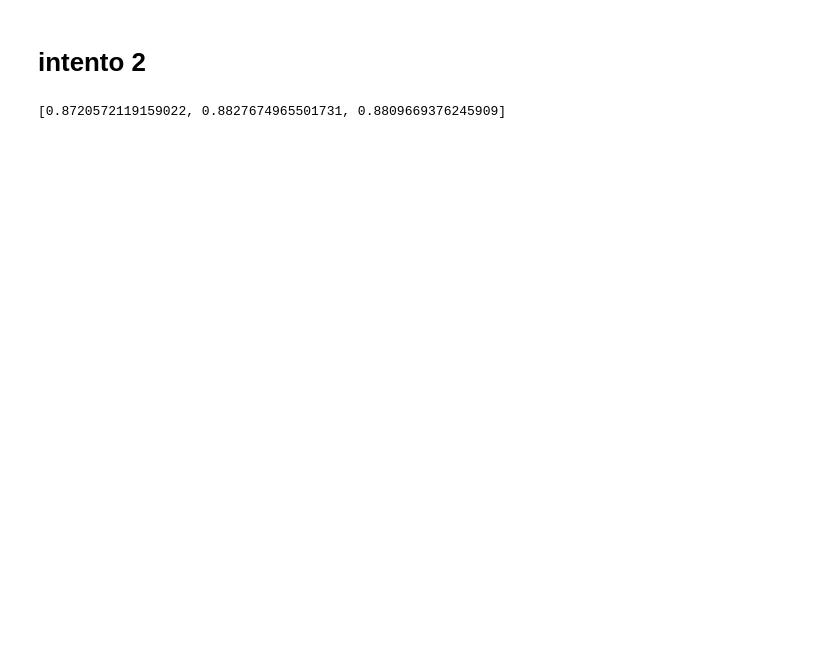
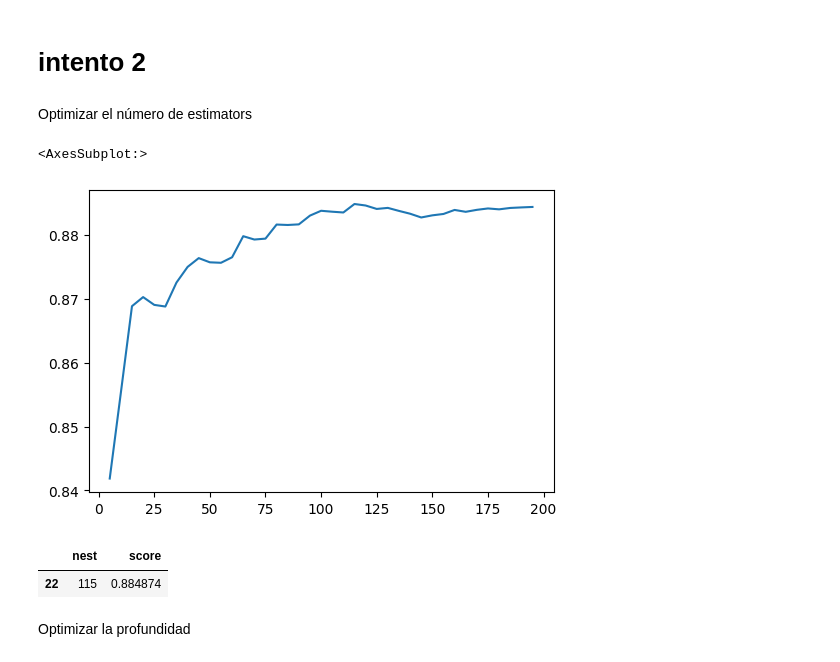
Before and after one commit to alejo-acosta/coding-dojo, a Jupyter notebook: 2machine-learning/3logistic/reto_kaggle/reto-kaggle.ipynb, the cells around one changed output. Cells and saved outputs as stored; diff of their text form; code cells hidden in the pictures; blank space fills up the shorter version.

```diff
--- a/2machine-learning/3logistic/reto_kaggle/reto-kaggle.ipynb
+++ b/2machine-learning/3logistic/reto_kaggle/reto-kaggle.ipynb
@@ -136,7 +138,7 @@ pred1.to_csv('pred1.csv')
 # %%
 df3 = pd.get_dummies(limpiar(df2.drop('Id', axis=1))).reset_index().drop('level_1', axis=1)
 
-df_rf = df3[df3['level_0']==0].drop('level_0', axis=1).dropna()
+df_rf = df3[df3['level_0']==0].drop('level_0', axis=1).interpolate(method='linear')
 df_rf_test = df3[df3['level_0']==1].drop('level_0', axis=1).drop('SalePrice', axis=1)
 # %%
 X = df_rf.drop('SalePrice', axis=1) #.values.reshape(-1, 1)
@@ -144,13 +146,30 @@ y = df_rf['SalePrice']
 # %%
 X_train, X_test, y_train, y_test = train_test_split(X, y, random_state=1357)
 # %%
-est_range = [10,50,100]
-scores = []
-for est in est_range:
-    rf = RandomForestRegressor(random_state=13579, bootstrap=True, n_estimators=est)
-    rf.fit(X_train, y_train)
-    scores.append(rf.score(X_test, y_test))
+# est_range = range(5, 100, 10)
+# scores = []
+# for est in est_range:
+#     rf = RandomForestRegressor(random_state=13579, bootstrap=True, n_estimators=est)
+#     rf.fit(X_train, y_train)
+#     scores.append(rf.score(X_test, y_test))
-# %%
-scores
-# %% [output]
-[0.8720572119159022, 0.8827674965501731, 0.8809669376245909]
+# %% [markdown]
+Optimizar el número de estimators
+# %%
+est_range = range(5, 200, 5)
+scores = []
+for est in est_range:
+    rf = RandomForestRegressor(random_state=13579, bootstrap=True, n_estimators=est, n_jobs=32)
+    rf.fit(X_train, y_train)
+    scores.append(rf.score(X_test, y_test))
+# %%
+sns.lineplot(x=est_range, y=scores)
+# %% [output]
+<AxesSubplot:>
+[figure, added]
+# %%
+pd.DataFrame({'nest':est_range, 'score':scores}).sort_values('score', ascending=False).head(1)
+# %% [output]
+|  | nest | score |
+| 22 | 115 | 0.884874 |
+# %% [markdown]
+Optimizar la profundidad
```
Also changed, not shown: parts of 19 cells of this notebook, 8 other files.
